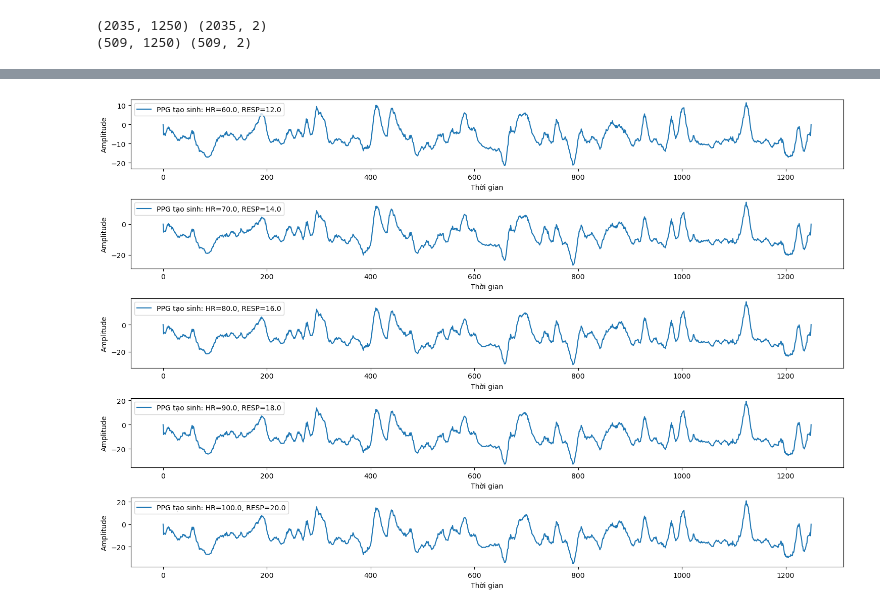
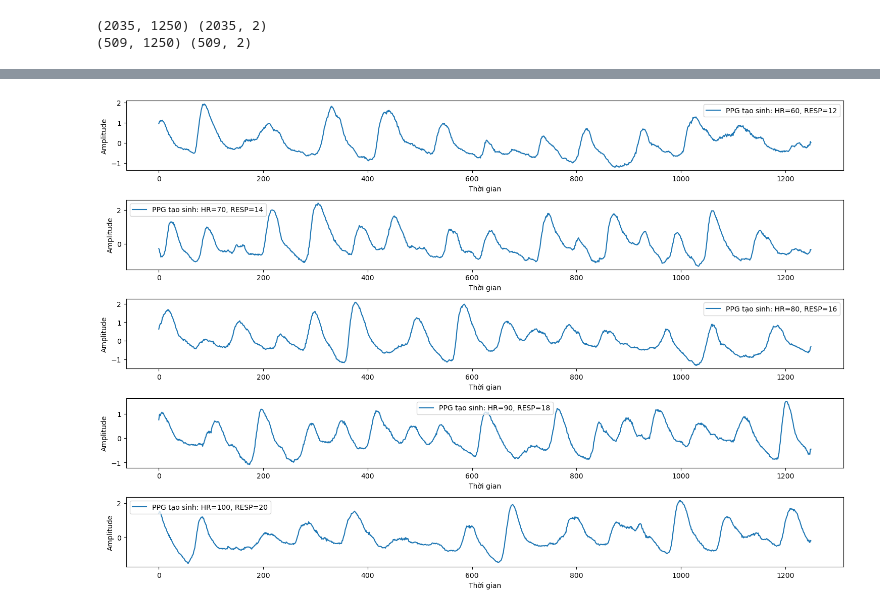
Before and after one commit to phucnguyenhoank/giua_ky_final, a Jupyter notebook: t2.ipynb, the cells around one changed output, grey strips where cells are left out. Saved outputs shown, nothing was run; the diff lists cells and outputs as text; code cells hidden in the pictures.

```diff
--- a/t2.ipynb
+++ b/t2.ipynb
@@ -392,6 +407,6 @@ class CVAE(nn.Module):
 def loss_function(x_recon, x, mean, logvar, beta=2):
     mse = F.mse_loss(x_recon, x, reduction='sum')
     kl = -0.5 * torch.sum(1 + logvar - mean.pow(2) - logvar.exp())
-    return mse + beta * kl
+    return mse + beta * kl, mse, kl, beta
 # %%
 from torch.utils.data import DataLoader, TensorDataset
@@ -555,36 +624,41 @@ plt.show()
 # %%
 import torch
 import matplotlib.pyplot as plt
 
 # Số mẫu PPG muốn tạo
 num_generated = 5
 
 # Tạo latent vector ngẫu nhiên
 z = torch.randn(num_generated, latent_dim)
 
-# Định nghĩa điều kiện HR và RESP (ví dụ: HR từ 60 đến 100, RESP từ 12 đến 20)
-conditions_generated = torch.FloatTensor([
-    [60, 12],  # HR=60, RESP=12
+# Tạo điều kiện HR và RESP gốc
+conditions_generated_raw = np.array([
+    [60, 12],
     [70, 14],
     [80, 16],
     [90, 18],
     [100, 20]
 ])
 
-# Tạo PPG mới bằng decoder
+# Chuẩn hóa giống với conditions
+conditions_generated_norm = scaler_condition.transform(conditions_generated_raw)
+conditions_generated = torch.FloatTensor(conditions_generated_norm)
+
+# Tạo PPG mới
 cvae_loaded.eval()
 with torch.no_grad():
     ppg_generated = cvae_loaded.decoder(z, conditions_generated)
 
 # Vẽ các PPG tạo sinh
 plt.figure(figsize=(15, 10))
 for i in range(num_generated):
+    hr, resp = conditions_generated_raw[i]
     plt.subplot(num_generated, 1, i+1)
-    plt.plot(ppg_generated[i].numpy(), label=f'PPG tạo sinh: HR={conditions_generated[i][0]}, RESP={conditions_generated[i][1]}')
+    plt.plot(ppg_generated[i].numpy(), label=f'PPG tạo sinh: HR={hr}, RESP={resp}')
     plt.legend()
     plt.xlabel('Thời gian')
     plt.ylabel('Amplitude')
 plt.tight_layout()
 plt.show()
 # %% [output]
-[figure, old version]
+[figure, new version]
```
Also changed, not shown: parts of 6 cells of this notebook, 1 other file.
